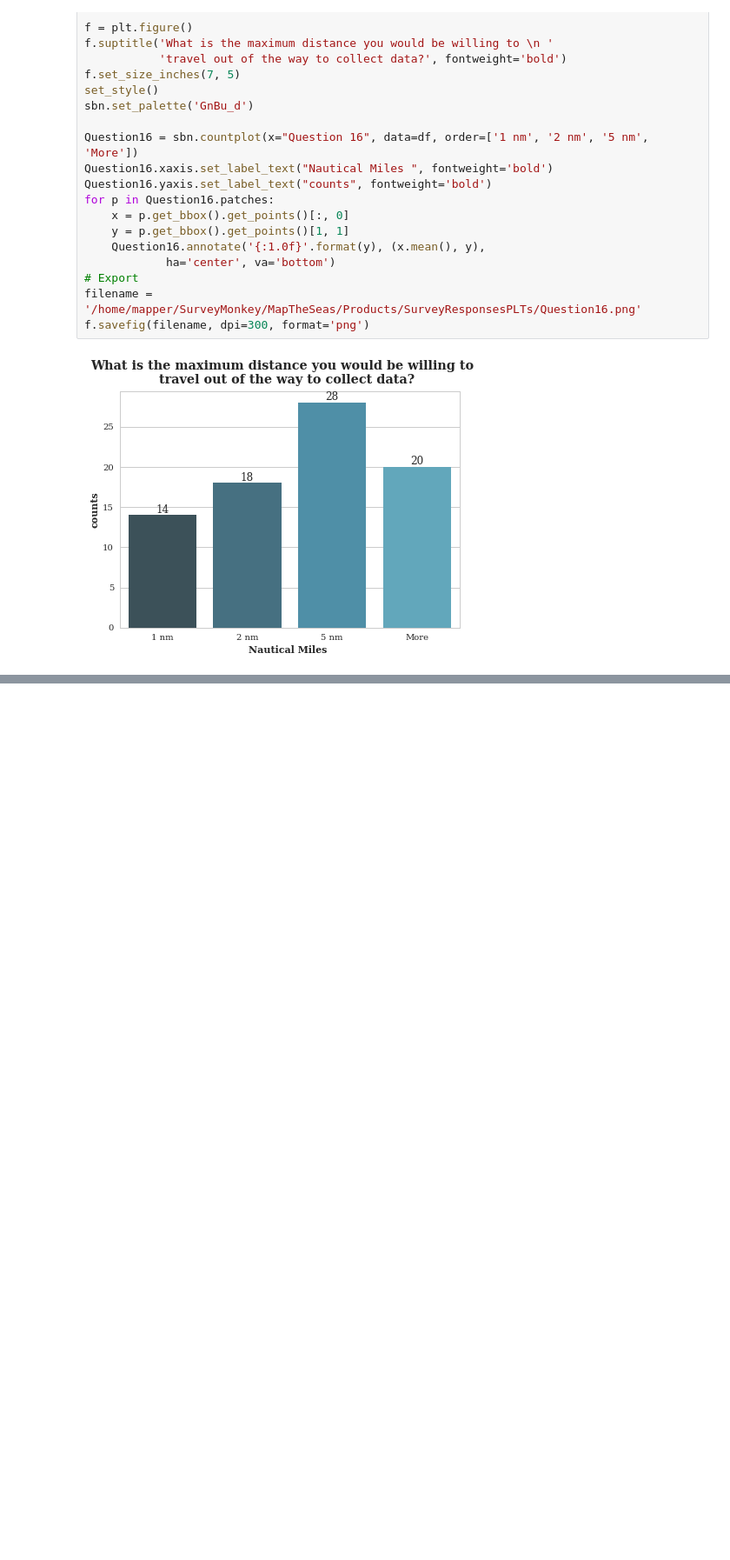
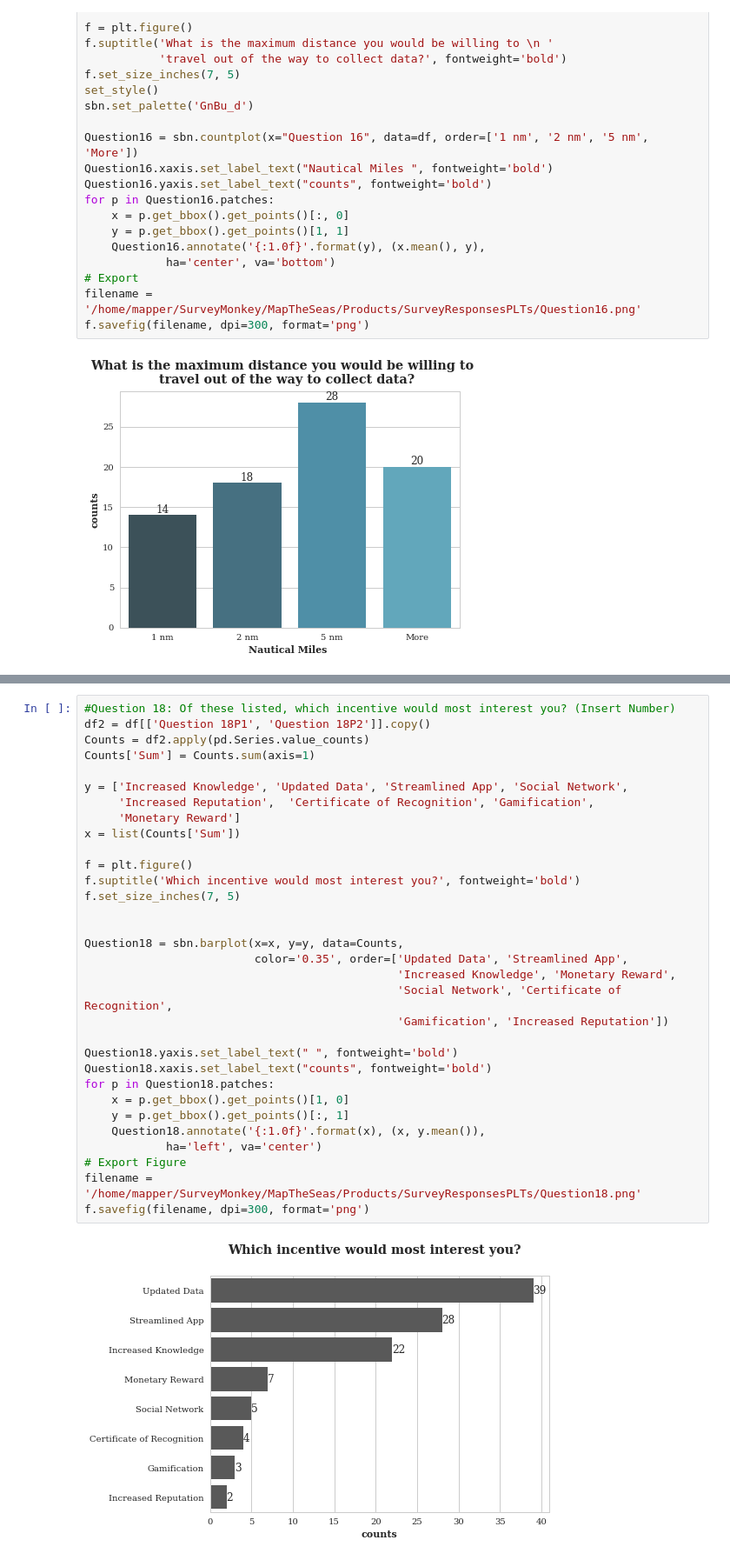
Before and after one commit to ShayHoy/MapTheSeas_Analysis, a Jupyter notebook: PythonScripts/SurveyAnalysis.ipynb, the cells around one changed output, grey strips where cells are left out. Shown at 87% size. Cells and saved outputs as stored; diff of their text form; blank space fills up the shorter version.

Commit message:
all plots

```diff
--- a/PythonScripts/SurveyAnalysis.ipynb
+++ b/PythonScripts/SurveyAnalysis.ipynb
@@ -688,0 +700,34 @@ f.savefig(filename, dpi=300, format='png')
+# %%
+#Question 18: Of these listed, which incentive would most interest you? (Insert Number)
+df2 = df[['Question 18P1', 'Question 18P2']].copy()
+Counts = df2.apply(pd.Series.value_counts)
+Counts['Sum'] = Counts.sum(axis=1)
+
+y = ['Increased Knowledge', 'Updated Data', 'Streamlined App', 'Social Network',
+     'Increased Reputation',  'Certificate of Recognition', 'Gamification',
+     'Monetary Reward']
+x = list(Counts['Sum'])
+
+f = plt.figure()
+f.suptitle('Which incentive would most interest you?', fontweight='bold')
+f.set_size_inches(7, 5)
+
+
+Question18 = sbn.barplot(x=x, y=y, data=Counts,
+                         color='0.35', order=['Updated Data', 'Streamlined App',
+                                              'Increased Knowledge', 'Monetary Reward',
+                                              'Social Network', 'Certificate of Recognition',
+                                              'Gamification', 'Increased Reputation'])
+
+Question18.yaxis.set_label_text(" ", fontweight='bold')
+Question18.xaxis.set_label_text("counts", fontweight='bold')
+for p in Question18.patches:
+    x = p.get_bbox().get_points()[1, 0]
+    y = p.get_bbox().get_points()[:, 1]
+    Question18.annotate('{:1.0f}'.format(x), (x, y.mean()),
+            ha='left', va='center')
+# Export Figure
+filename = '/home/mapper/SurveyMonkey/MapTheSeas/Products/SurveyResponsesPLTs/Question18.png'
+f.savefig(filename, dpi=300, format='png')
+# %% [output]
+[figure, added]
```
Also changed, not shown: parts of 13 cells of this notebook.
